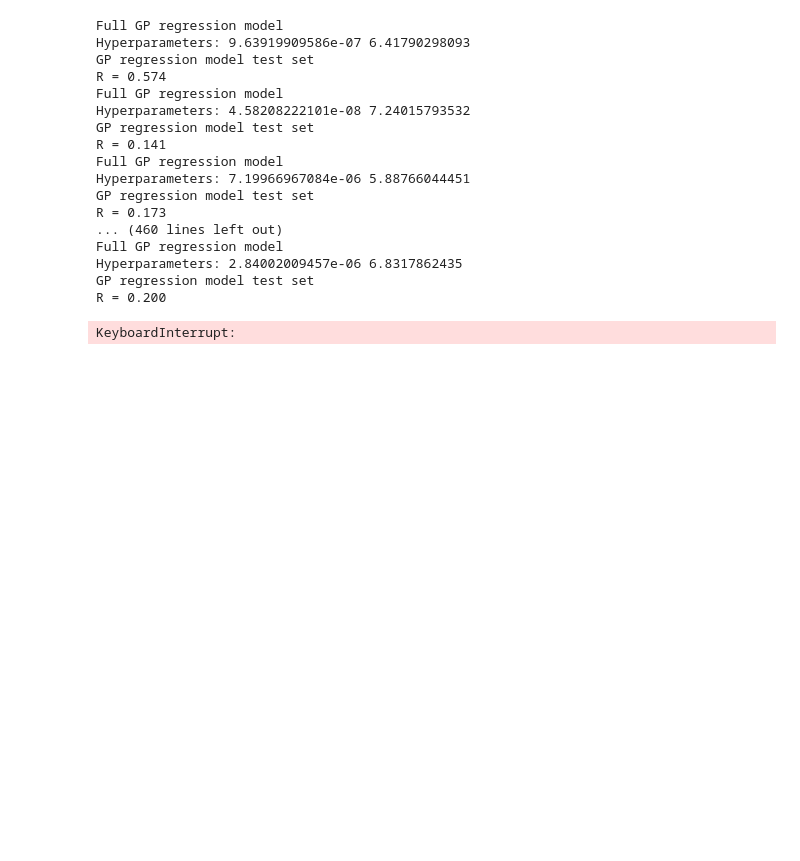
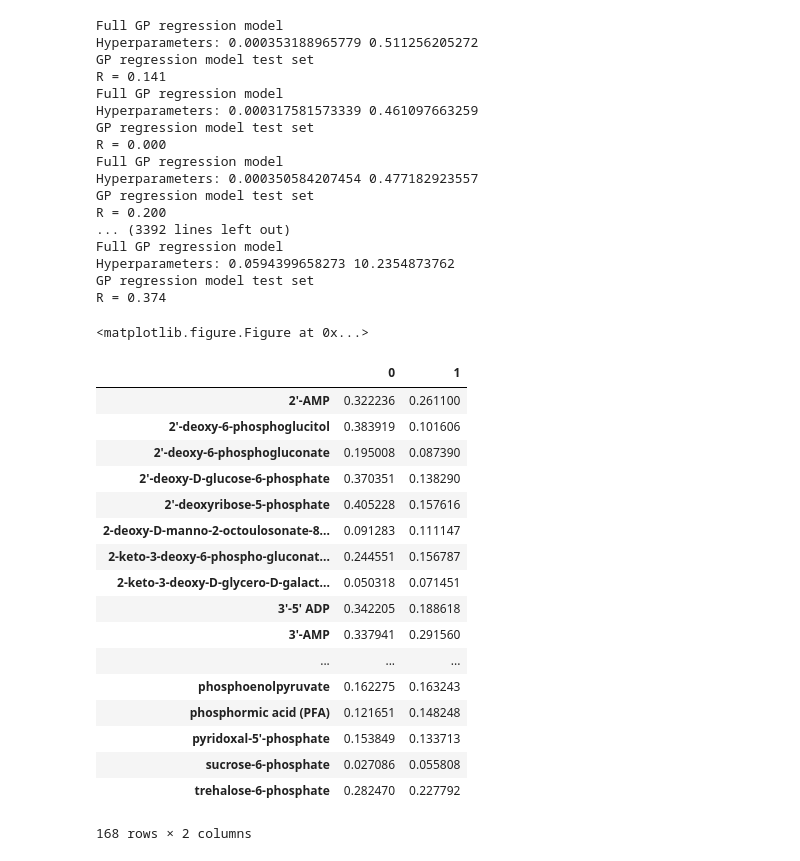
Before and after one commit to anaqiafendi/Gaussian-Process-Models, a Jupyter notebook: Phosphotase_GPModel_V1.0/Phosphotase_Encode.ipynb, the cells around one changed output. Drawn from its saved outputs; the diff is of its cells as text; code cells hidden in the pictures; blank space fills up the shorter version.

```diff
--- a/Phosphotase_GPModel_V1.0/Phosphotase_Encode.ipynb
+++ b/Phosphotase_GPModel_V1.0/Phosphotase_Encode.ipynb
@@ -345,8 +345,8 @@ def auto_train_test(Protein_seq_dict, EFI_ID_List, activations, Substrate_ID, nu
 
 metabolite_list = list(metabolite_dict.values())
 
-r_low = 0 # Index of starting metabolite in metabolite list (substrates)
-r_high = 60 # 168 total substrates, do batches of 60,60,48 -> 0-60, 60-120, 120-168
+r_low = 120 # Index of starting metabolite in metabolite list (substrates)
+r_high = 168 # 168 total substrates, do batches of 60,60,48 -> 0-60, 60-120, 120-168
 batch_size = r_high - r_low
 num_iters = 20 # 20 trials of split, train, test
 
@@ -367,20 +367,20 @@ path_outputs = 'outputs/loop_figs_aln/'
 R_Results.to_csv(path_outputs+ 'R_Values_Metabolites_'+str(r_low)+'-'+str(r_high)+'_'+str(num_iters)+'times.csv')
 # %% [output]
 Full GP regression model
-Hyperparameters: 9.63919909586e-07 6.41790298093
-GP regression model test set
-R = 0.574
-Full GP regression model
-Hyperparameters: 4.58208222101e-08 7.24015793532
+Hyperparameters: 0.000353188965779 0.511256205272
 GP regression model test set
 R = 0.141
 Full GP regression model
-Hyperparameters: 7.19966967084e-06 5.88766044451
+Hyperparameters: 0.000317581573339 0.461097663259
 GP regression model test set
-R = 0.173
-... (460 lines left out)
+R = 0.000
 Full GP regression model
-Hyperparameters: 2.84002009457e-06 6.8317862435
+Hyperparameters: 0.000350584207454 0.477182923557
 GP regression model test set
 R = 0.200
+... (3392 lines left out)
+Full GP regression model
+Hyperparameters: 0.0594399658273 10.2354873762
+GP regression model test set
+R = 0.374
-KeyboardInterrupt:
+<matplotlib.figure.Figure at 0x...>
@@ -389,3 +387,33 @@ R_Results.to_csv(path_outputs+ 'R_Values_Metabolites_'+str(r_low)+'-'+str(r_high
+# %%
+path_outputs = 'outputs/loop_figs_aln/'
+R1 = pd.read_csv(path_outputs / Path('R_Values_Metabolites_0-60_20times.csv'), index_col=0)
+R2 = pd.read_csv(path_outputs / Path('R_Values_Metabolites_60-120_20times.csv'), index_col=0)
+R3 = pd.read_csv(path_outputs / Path('R_Values_Metabolites_120-168_20times.csv'), index_col=0)
+R_Combined = pd.concat([R1,R2,R3], axis=1)
+# Mean and std skip NaN values by default
+R_Sorted_Means = R_Combined.mean(axis=0).sort_values(ascending=False)
+R_Sorted_STD = R_Combined.std(axis=0).sort_values(ascending=False)
+R_Values_Analysis = pd.concat([R_Sorted_Means,R_Sorted_STD], axis=1)
+R_Values_Analysis = R_Values_Analysis.rename(columns={0:"Average R Values",1:"STD of Trials"})
+# %% [output]
+|  | 0 | 1 |
+| 2'-AMP | 0.322236 | 0.261100 |
+| 2'-deoxy-6-phosphoglucitol | 0.383919 | 0.101606 |
+| 2'-deoxy-6-phosphogluconate | 0.195008 | 0.087390 |
+| 2'-deoxy-D-glucose-6-phosphate | 0.370351 | 0.138290 |
+| 2'-deoxyribose-5-phosphate | 0.405228 | 0.157616 |
+| 2-deoxy-D-manno-2-octoulosonate-8... | 0.091283 | 0.111147 |
+| 2-keto-3-deoxy-6-phospho-gluconat... | 0.244551 | 0.156787 |
+| 2-keto-3-deoxy-D-glycero-D-galact... | 0.050318 | 0.071451 |
+| 3'-5' ADP | 0.342205 | 0.188618 |
+| 3'-AMP | 0.337941 | 0.291560 |
+| ... | ... | ... |
+| phosphoenolpyruvate | 0.162275 | 0.163243 |
+| phosphormic acid (PFA) | 0.121651 | 0.148248 |
+| pyridoxal-5'-phosphate | 0.153849 | 0.133713 |
+| sucrose-6-phosphate | 0.027086 | 0.055808 |
+| trehalose-6-phosphate | 0.282470 | 0.227792 |
+168 rows × 2 columns
 # %%
 list(range(0,20))
 # %%
```
Also changed, not shown: parts of 2 cells of this notebook.
